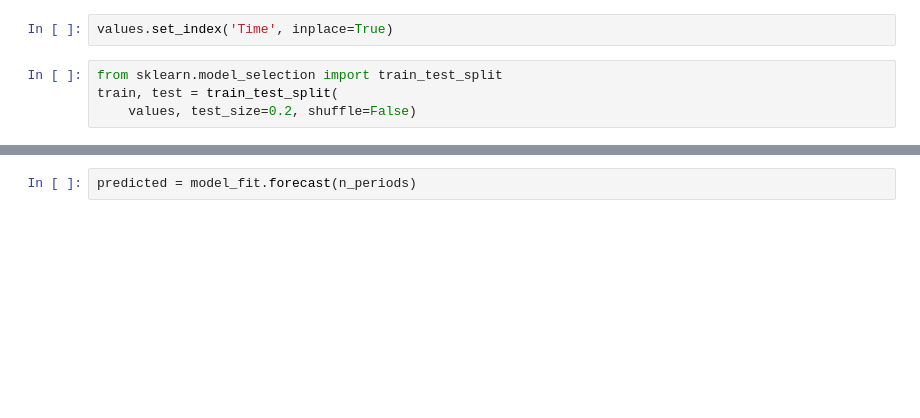
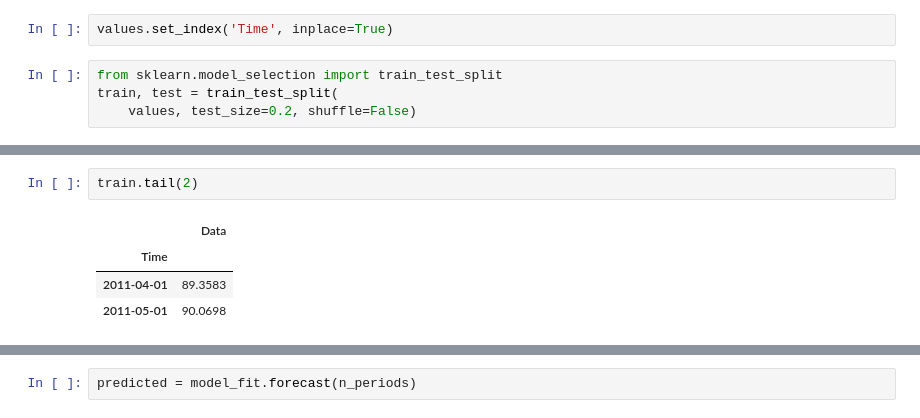
Before and after one commit to duyy1805/DoAn1, a Jupyter notebook: server/core/test2.ipynb, the cells around one changed output, grey strips where cells are left out. Drawn from its saved outputs; the diff is of its cells as text; blank space fills up the shorter version.

```diff
--- a/server/core/test2.ipynb
+++ b/server/core/test2.ipynb
@@ -52,0 +57,7 @@ Warnings:
+# %%
+train.tail(2)
+# %% [output]
+|  | Data |
+| Time |  |
+| 2011-04-01 | 89.3583 |
+| 2011-05-01 | 90.0698 |
```
Also changed, not shown: parts of 13 cells of this notebook, 6 other files.
